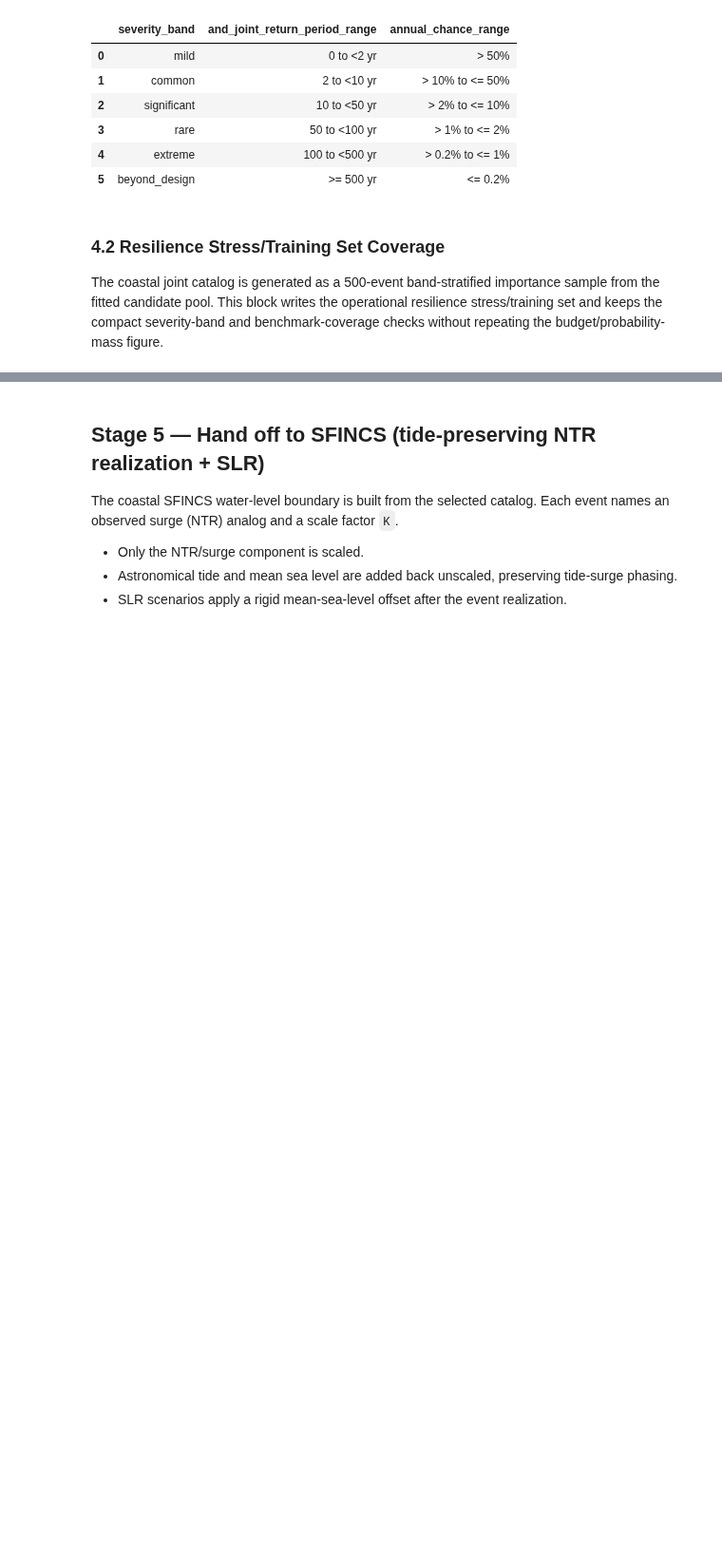
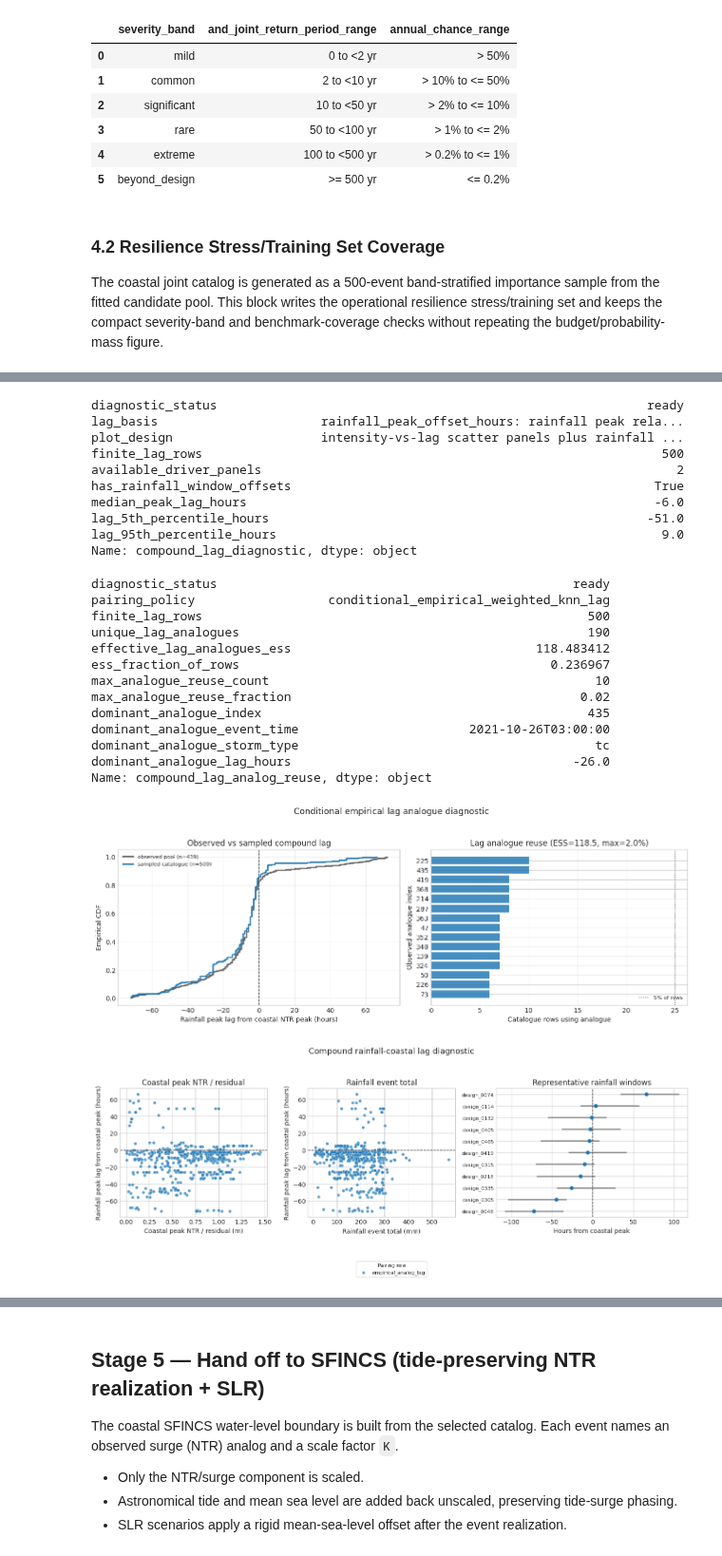
Before and after one commit to SusuXu-s-Lab/Flood-RM, a Jupyter notebook: locations/marshfield/02_flood/03_build_event_catalog.ipynb, the cells around one changed output, grey strips where cells are left out. Shown at 95% size. Cells and saved outputs as stored; diff of their text form; code cells hidden in the pictures; blank space fills up the shorter version.

```diff
--- a/locations/marshfield/02_flood/03_build_event_catalog.ipynb
+++ b/locations/marshfield/02_flood/03_build_event_catalog.ipynb
@@ -1420,0 +1401,35 @@ Every row carries the sampled driver values, observed analog member ids, realiza
+# %%
+# Decision checkpoint: lag is inherited from weighted empirical RF/NTR analogues.
+compound_lag_decision = P.compound_lag_diagnostic_summary(stress_training_catalog)
+compound_lag_reuse = P.compound_lag_analog_reuse_summary(stress_training_catalog)
+display(compound_lag_decision)
+display(compound_lag_reuse)
+
+P.plot_compound_lag_sampling_diagnostic(stress_training_catalog, joint_paired);
+P.plot_compound_lag_diagnostic(stress_training_catalog);
+# %% [output]
+diagnostic_status                                                          ready
+lag_basis                      rainfall_peak_offset_hours: rainfall peak rela...
+plot_design                    intensity-vs-lag scatter panels plus rainfall ...
+finite_lag_rows                                                              500
+available_driver_panels                                                        2
+has_rainfall_window_offsets                                                 True
+median_peak_lag_hours                                                       -6.0
+lag_5th_percentile_hours                                                   -51.0
+lag_95th_percentile_hours                                                    9.0
+Name: compound_lag_diagnostic, dtype: object
+diagnostic_status                                                ready
+pairing_policy                  conditional_empirical_weighted_knn_lag
+finite_lag_rows                                                    500
+unique_lag_analogues                                               190
+effective_lag_analogues_ess                                 118.483412
+ess_fraction_of_rows                                          0.236967
+max_analogue_reuse_count                                            10
+max_analogue_reuse_fraction                                       0.02
+dominant_analogue_index                                            435
+dominant_analogue_event_time                       2021-10-26T03:00:00
+dominant_analogue_storm_type                                        tc
+dominant_analogue_lag_hours                                      -26.0
+Name: compound_lag_analog_reuse, dtype: object
+[figure, added]
+[figure, added]
```
Also changed, not shown: parts of 11 cells of this notebook, 14 other files.
